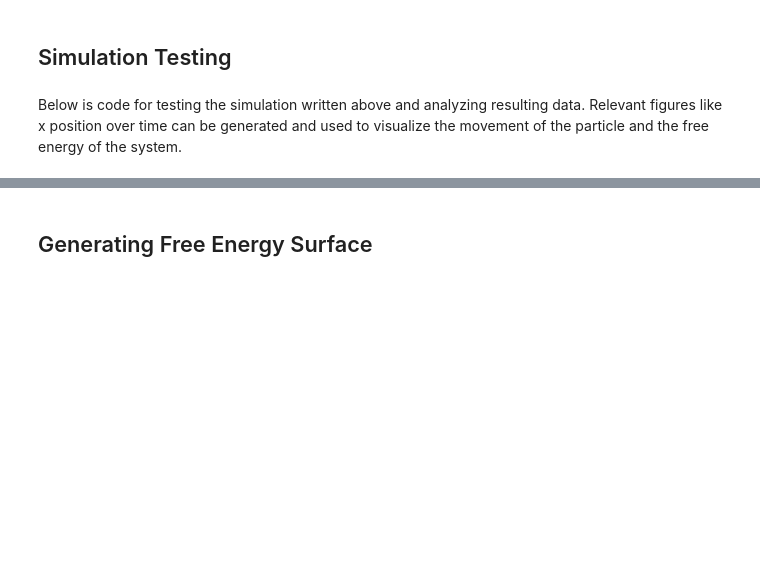
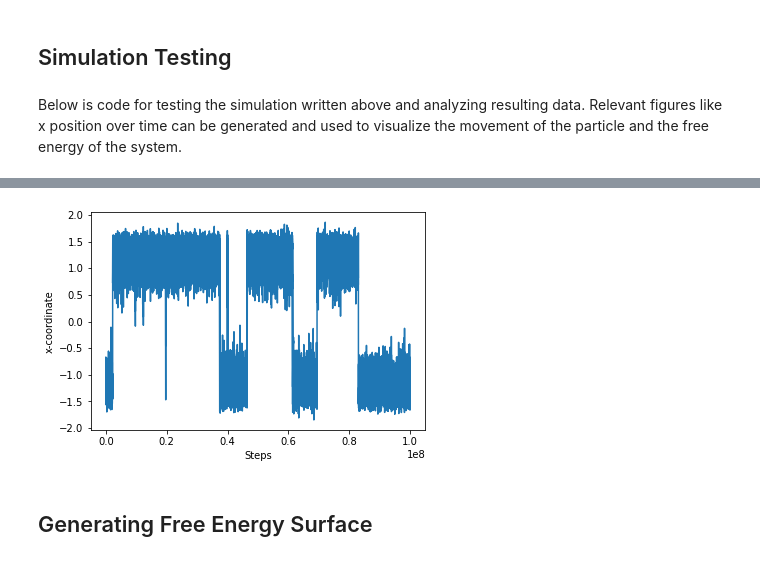
Before and after one commit to thomasegg3/enhanced_sampling_practice, a Jupyter notebook: toy_problem.ipynb, the cells around one changed output, grey strips where cells are left out. Cells and saved outputs as stored; diff of their text form; code cells hidden in the pictures; blank space fills up the shorter version.

```diff
--- a/toy_problem.ipynb
+++ b/toy_problem.ipynb
@@ -256,3 +296,14 @@ plt.plot(steps, x)
+# %%
+# Save simulation results
+x3, p_square3, velo3, steps3 = run_simulation(n_steps, 1, 1, 1, 1)
+# %%
+# Plot trajectories
+plt.xlabel('Steps')
+plt.ylabel('x-coordinate')
+plt.plot(steps3, x3)
+plt.show()
+# %% [output]
+[figure, added]
 # %% [markdown]
 ## Generating Free Energy Surface
 # %% [markdown]
```
Also changed, not shown: parts of 9 cells of this notebook.
